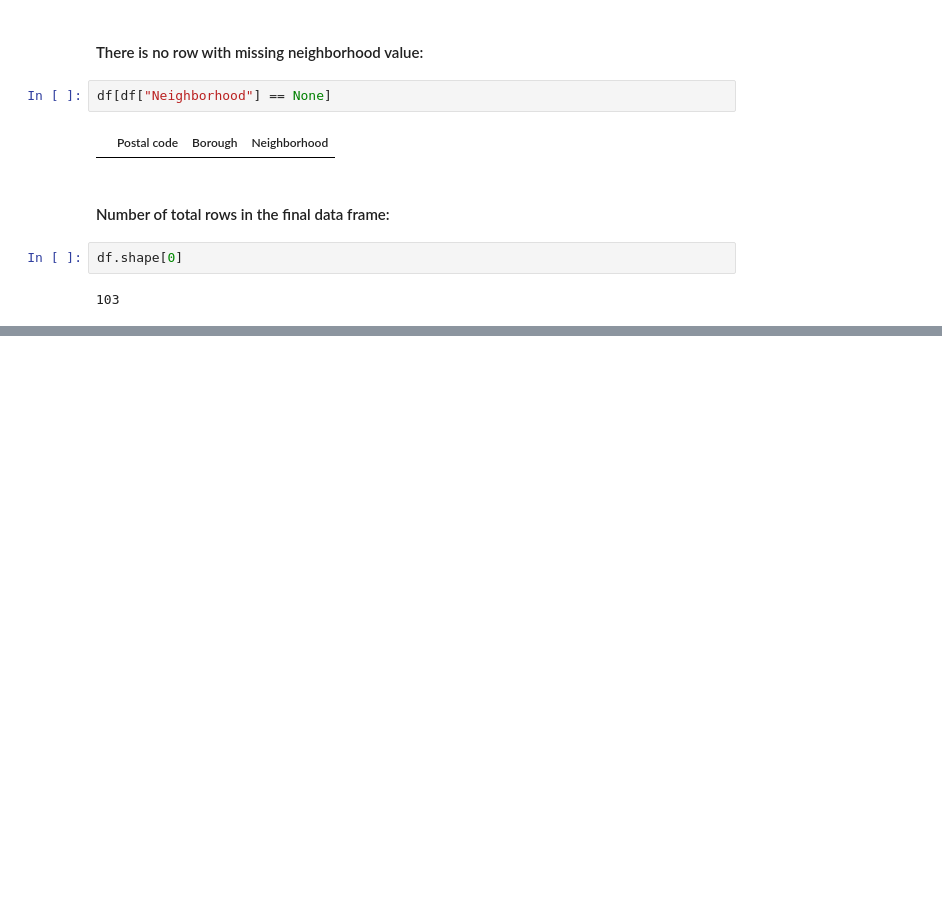
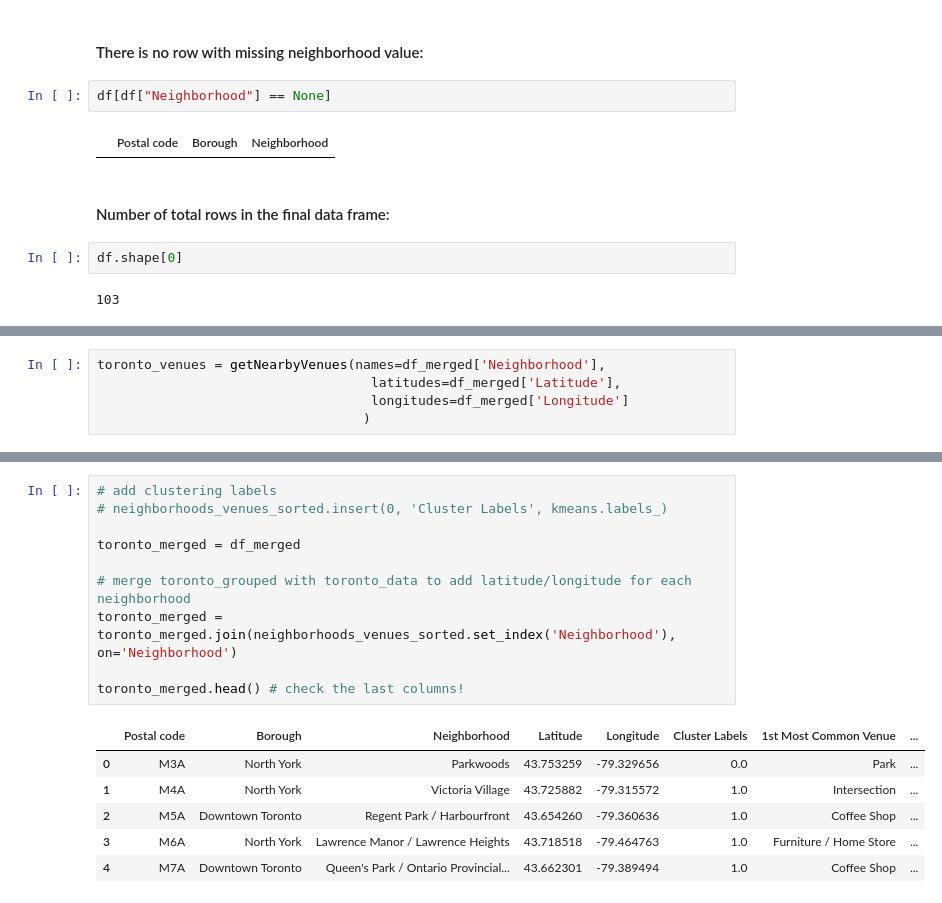
Before and after one commit to ozan-sahin/github-example, a Jupyter notebook: Segmenting and Clustering Neighborhoods in Toronto.ipynb, the cells around one changed output, grey strips where cells are left out. Saved outputs shown, nothing was run; the diff lists cells and outputs as text; blank space fills up the shorter version.

```diff
--- a/Segmenting and Clustering Neighborhoods in Toronto.ipynb
+++ b/Segmenting and Clustering Neighborhoods in Toronto.ipynb
@@ -62,0 +221,5 @@ df.shape[0]
+# %%
+toronto_venues = getNearbyVenues(names=df_merged['Neighborhood'],
+                                   latitudes=df_merged['Latitude'],
+                                   longitudes=df_merged['Longitude']
+                                  )
@@ -62,0 +388,17 @@ df.shape[0]
+# %%
+# add clustering labels
+# neighborhoods_venues_sorted.insert(0, 'Cluster Labels', kmeans.labels_)
+
+toronto_merged = df_merged
+
+# merge toronto_grouped with toronto_data to add latitude/longitude for each neighborhood
+toronto_merged = toronto_merged.join(neighborhoods_venues_sorted.set_index('Neighborhood'), on='Neighborhood')
+
+toronto_merged.head() # check the last columns!
+# %% [output]
+|  | Postal code | Borough | Neighborhood | Latitude | Longitude | Cluster Labels | 1st Most Common Venue | ... |
+| 0 | M3A | North York | Parkwoods | 43.753259 | -79.329656 | 0.0 | Park | ... |
+| 1 | M4A | North York | Victoria Village | 43.725882 | -79.315572 | 1.0 | Intersection | ... |
+| 2 | M5A | Downtown Toronto | Regent Park / Harbourfront | 43.654260 | -79.360636 | 1.0 | Coffee Shop | ... |
+| 3 | M6A | North York | Lawrence Manor / Lawrence Heights | 43.718518 | -79.464763 | 1.0 | Furniture / Home Store | ... |
+| 4 | M7A | Downtown Toronto | Queen's Park / Ontario Provincial... | 43.662301 | -79.389494 | 1.0 | Coffee Shop | ... |
```
Also changed, not shown: parts of 19 cells of this notebook.
